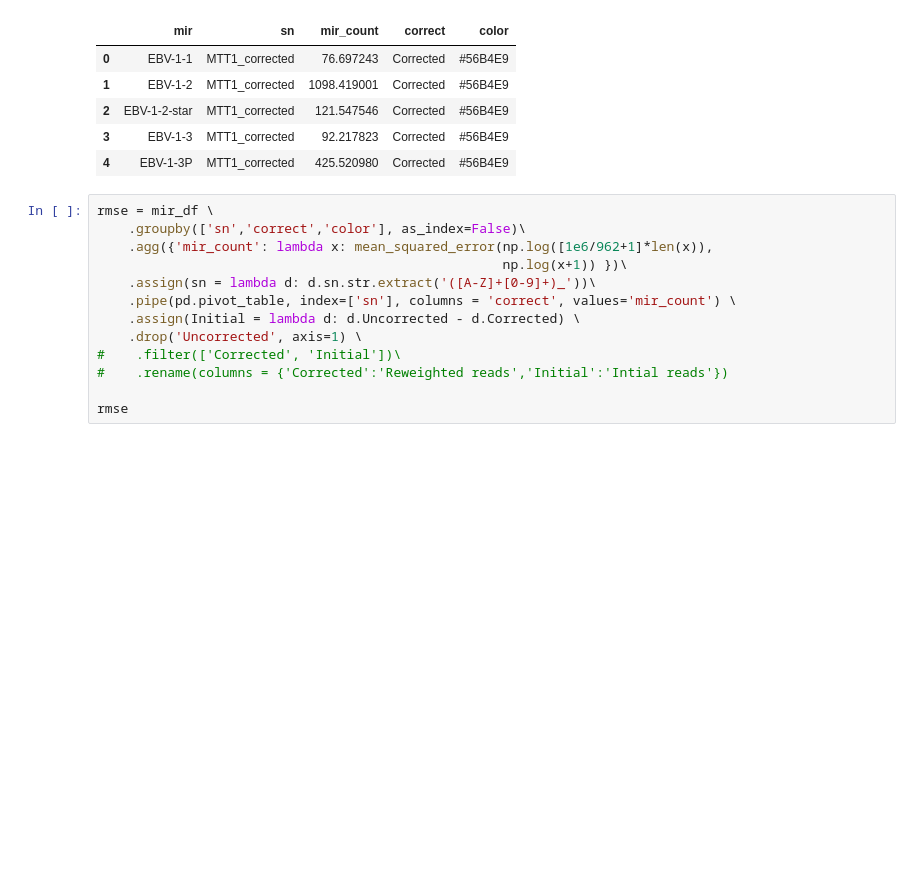
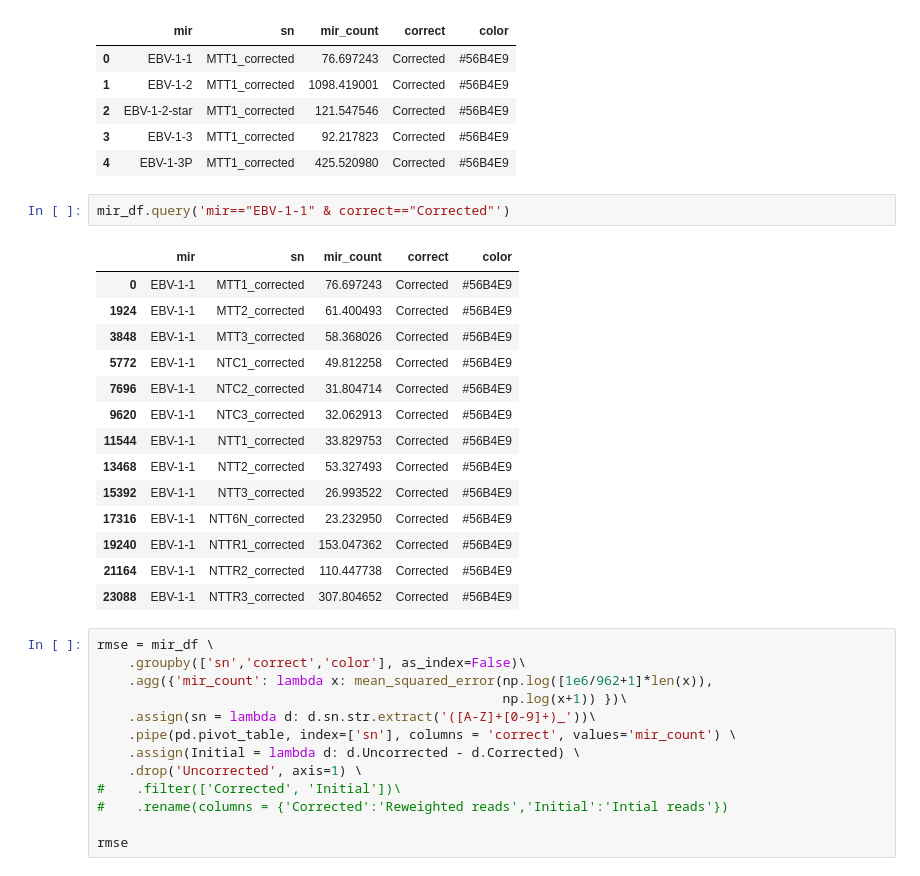
Before and after one commit to wckdouglas/tgirt_smRNA, a Jupyter notebook: scripts/reweighted_reads.ipynb, the cells around one changed output. Cells and saved outputs as stored; diff of their text form; blank space fills up the shorter version.

```diff
--- a/scripts/reweighted_reads.ipynb
+++ b/scripts/reweighted_reads.ipynb
@@ -93,6 +210,23 @@ mir_df.head()
 | 2 | EBV-1-2-star | MTT1_corrected | 121.547546 | Corrected | #56B4E9 |
 | 3 | EBV-1-3 | MTT1_corrected | 92.217823 | Corrected | #56B4E9 |
 | 4 | EBV-1-3P | MTT1_corrected | 425.520980 | Corrected | #56B4E9 |
+# %%
+mir_df.query('mir=="EBV-1-1" & correct=="Corrected"')
+# %% [output]
+|  | mir | sn | mir_count | correct | color |
+| 0 | EBV-1-1 | MTT1_corrected | 76.697243 | Corrected | #56B4E9 |
+| 1924 | EBV-1-1 | MTT2_corrected | 61.400493 | Corrected | #56B4E9 |
+| 3848 | EBV-1-1 | MTT3_corrected | 58.368026 | Corrected | #56B4E9 |
+| 5772 | EBV-1-1 | NTC1_corrected | 49.812258 | Corrected | #56B4E9 |
+| 7696 | EBV-1-1 | NTC2_corrected | 31.804714 | Corrected | #56B4E9 |
+| 9620 | EBV-1-1 | NTC3_corrected | 32.062913 | Corrected | #56B4E9 |
+| 11544 | EBV-1-1 | NTT1_corrected | 33.829753 | Corrected | #56B4E9 |
+| 13468 | EBV-1-1 | NTT2_corrected | 53.327493 | Corrected | #56B4E9 |
+| 15392 | EBV-1-1 | NTT3_corrected | 26.993522 | Corrected | #56B4E9 |
+| 17316 | EBV-1-1 | NTT6N_corrected | 23.232950 | Corrected | #56B4E9 |
+| 19240 | EBV-1-1 | NTTR1_corrected | 153.047362 | Corrected | #56B4E9 |
+| 21164 | EBV-1-1 | NTTR2_corrected | 110.447738 | Corrected | #56B4E9 |
+| 23088 | EBV-1-1 | NTTR3_corrected | 307.804652 | Corrected | #56B4E9 |
 # %%
 rmse = mir_df \
     .groupby(['sn','correct','color'], as_index=False)\
```
Also changed, not shown: parts of 6 cells of this notebook, 1 other file.
